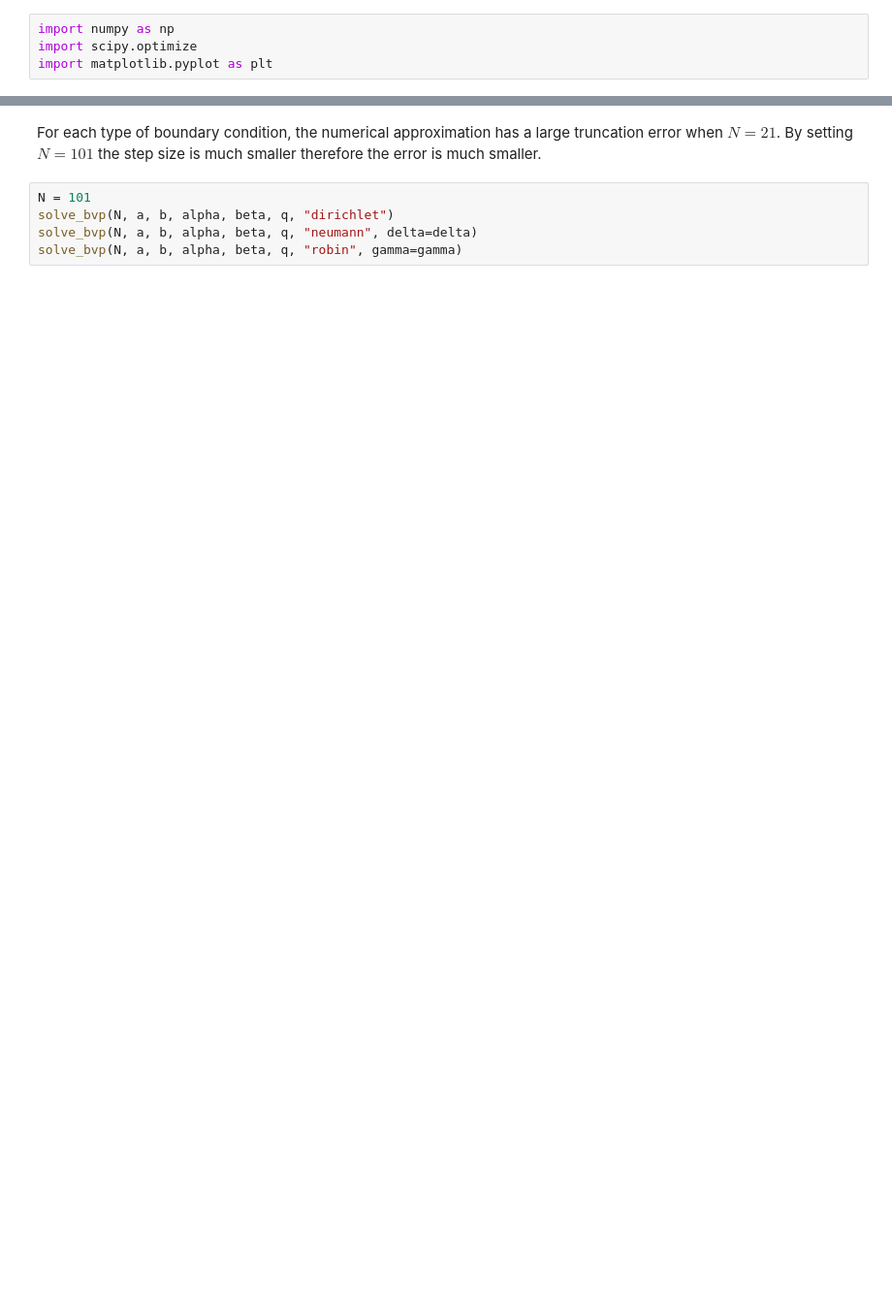
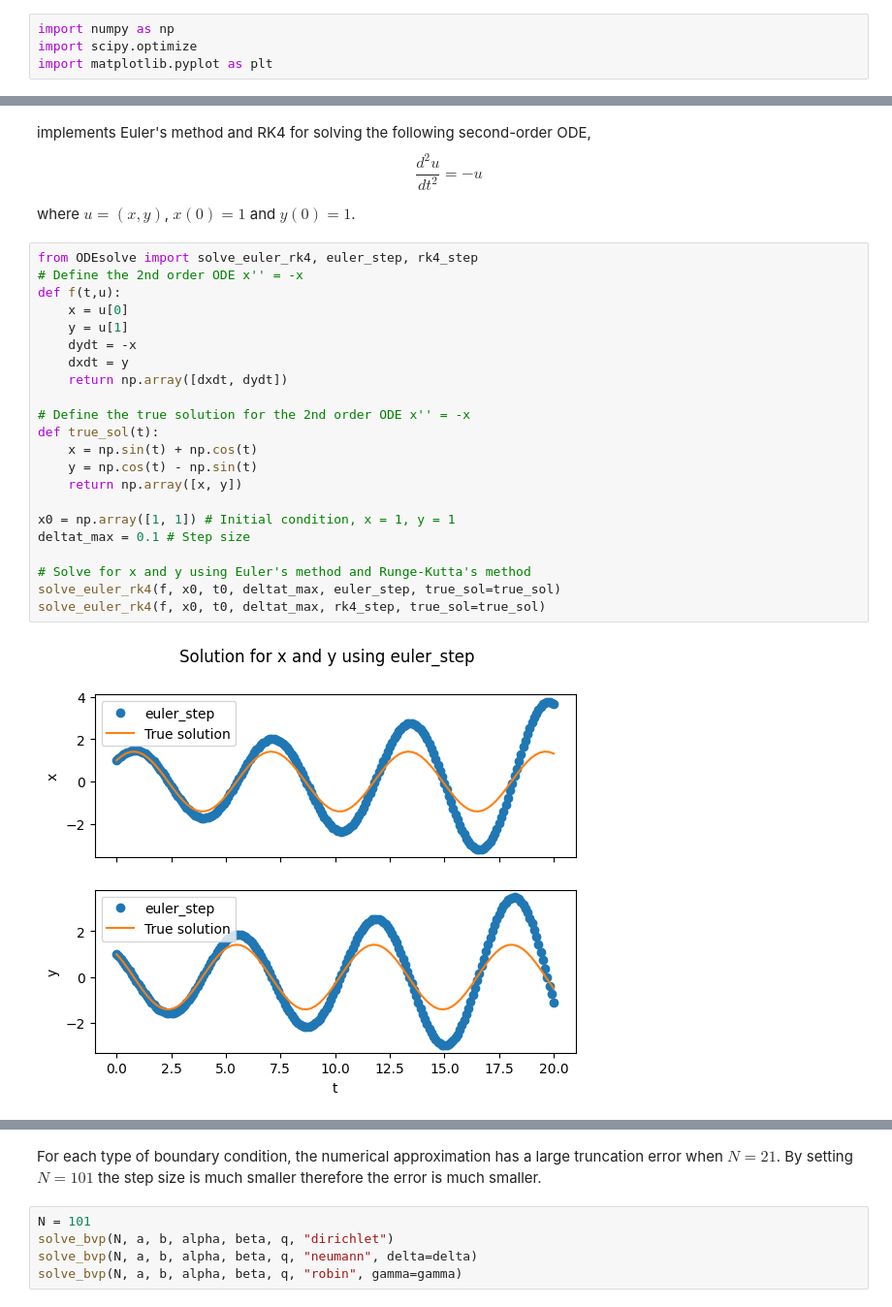
Before and after one commit to BedenPag/scicomp, a Jupyter notebook: Report.ipynb, the cells around one changed output, grey strips where cells are left out. Shown at 97% size. Cells and saved outputs as stored; diff of their text form; blank space fills up the shorter version.

```diff
--- a/Report.ipynb
+++ b/Report.ipynb
@@ -39,0 +52,32 @@ where $u = (x,y)$, $x(0) = 1$ and $y(0) = 1$.
+# %% [markdown]
+
+implements Euler's method and RK4 for solving the following second-order ODE,
+\begin{equation}
+\frac{d^2 u}{dt^2} = -u
+\end{equation}
+
+where $u = (x,y)$, $x(0) = 1$ and $y(0) = 1$.
+# %%
+from ODEsolve import solve_euler_rk4, euler_step, rk4_step
+# Define the 2nd order ODE x'' = -x
+def f(t,u):
+    x = u[0]
+    y = u[1]
+    dydt = -x
+    dxdt = y
+    return np.array([dxdt, dydt])
+
+# Define the true solution for the 2nd order ODE x'' = -x
+def true_sol(t):
+    x = np.sin(t) + np.cos(t)
+    y = np.cos(t) - np.sin(t)
+    return np.array([x, y])
+
+x0 = np.array([1, 1]) # Initial condition, x = 1, y = 1
+deltat_max = 0.1 # Step size
+
+# Solve for x and y using Euler's method and Runge-Kutta's method
+solve_euler_rk4(f, x0, t0, deltat_max, euler_step, true_sol=true_sol)
+solve_euler_rk4(f, x0, t0, deltat_max, rk4_step, true_sol=true_sol)
+# %% [output]
+[figure, added]
```
Also changed, not shown: parts of 7 cells of this notebook, 4 other files.
